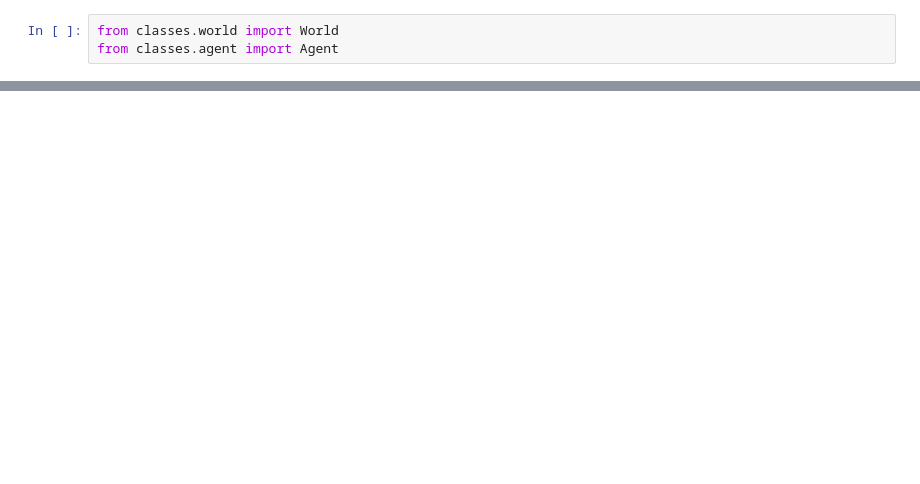
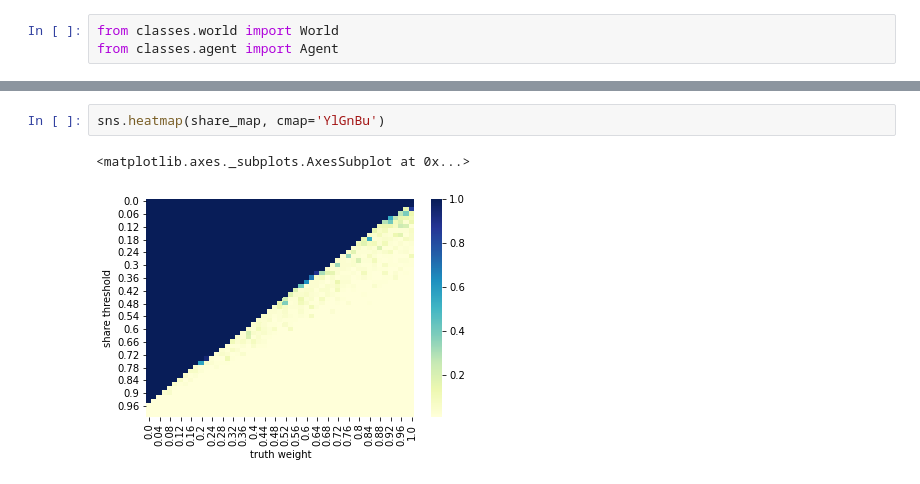
Before and after one commit to andreamusso96/ComplexSystemsProject, a Jupyter notebook: code/notebooks/agent_phase_diagram.ipynb, the cells around one changed output, grey strips where cells are left out. Drawn from its saved outputs; the diff is of its cells as text; blank space fills up the shorter version.

```diff
--- a/code/notebooks/agent_phase_diagram.ipynb
+++ b/code/notebooks/agent_phase_diagram.ipynb
@@ -56,0 +75,5 @@ ax = sns.heatmap(share_map, cmap='Greys')
+# %%
+sns.heatmap(share_map, cmap='YlGnBu')
+# %% [output]
+<matplotlib.axes._subplots.AxesSubplot at 0x...>
+[figure, added]
```
Also changed, not shown: parts of 14 cells of this notebook.
